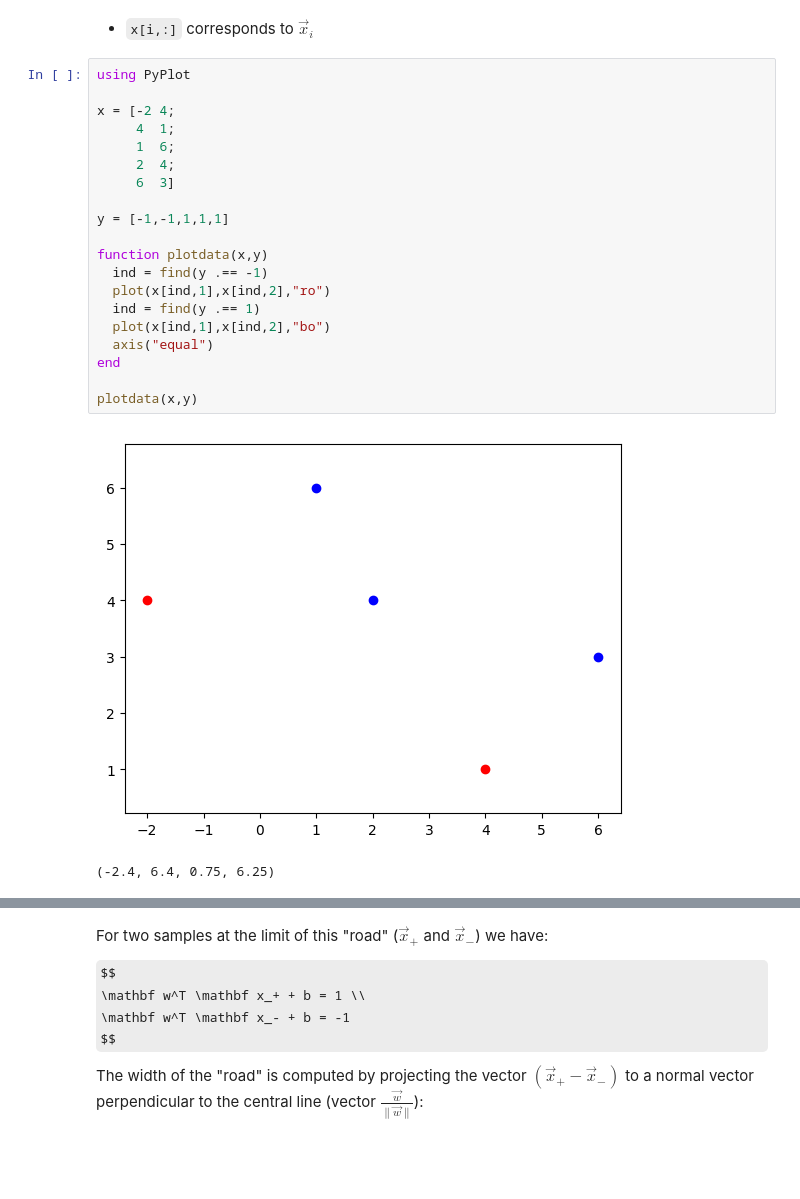
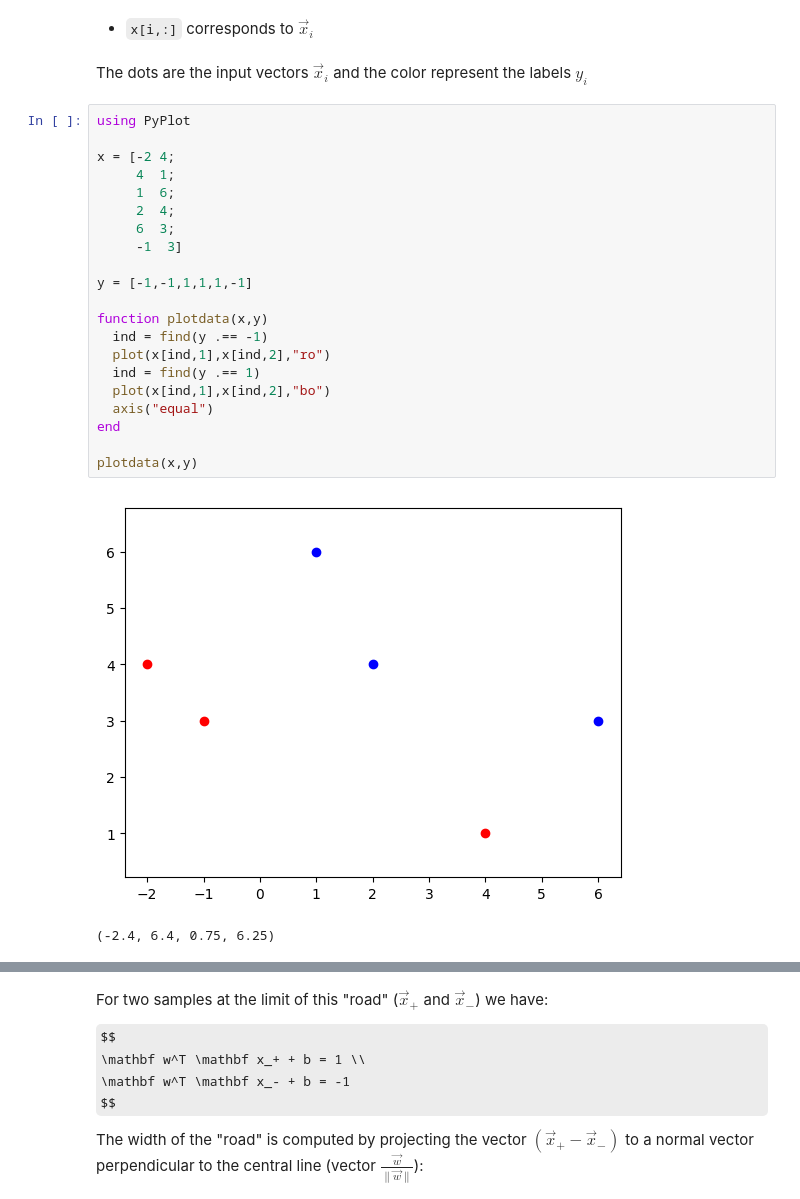
Before and after one commit to Alexander-Barth/JuliaTutorial, a Jupyter notebook: Support Vector Machine.ipynb, the cells around one changed output, grey strips where cells are left out. Drawn from its saved outputs; the diff is of its cells as text; some formulas as TeX source; blank space fills up the shorter version.

```diff
--- a/Support Vector Machine.ipynb
+++ b/Support Vector Machine.ipynb
@@ -7,28 +7,31 @@ $\newcommand{\vec}{\mathbf}$
 * For every $\vec x_i$ in the training data set we have a label $y_i$ (+1 or -1).
 # %% [markdown]
 * `x[i,:]` corresponds to $\vec x_i$
+# %% [markdown]
+The dots are the input vectors $\vec x_i$ and the color represent the labels $y_i$
 # %%
 using PyPlot
 
 x = [-2 4;
      4  1;
      1  6;
      2  4;
-     6  3]
+     6  3;
+     -1  3]
 
-y = [-1,-1,1,1,1]
+y = [-1,-1,1,1,1,-1]
 
 function plotdata(x,y)
   ind = find(y .== -1)
   plot(x[ind,1],x[ind,2],"ro")
   ind = find(y .== 1)
   plot(x[ind,1],x[ind,2],"bo")
   axis("equal")
 end
 
 plotdata(x,y)
 # %% [output]
-[figure, old version]
+[figure, new version]
 (-2.4, 6.4, 0.75, 6.25)
 # %%
 function plotline(w,b;kwargs...)
```
Also changed, not shown: parts of 10 cells of this notebook.
